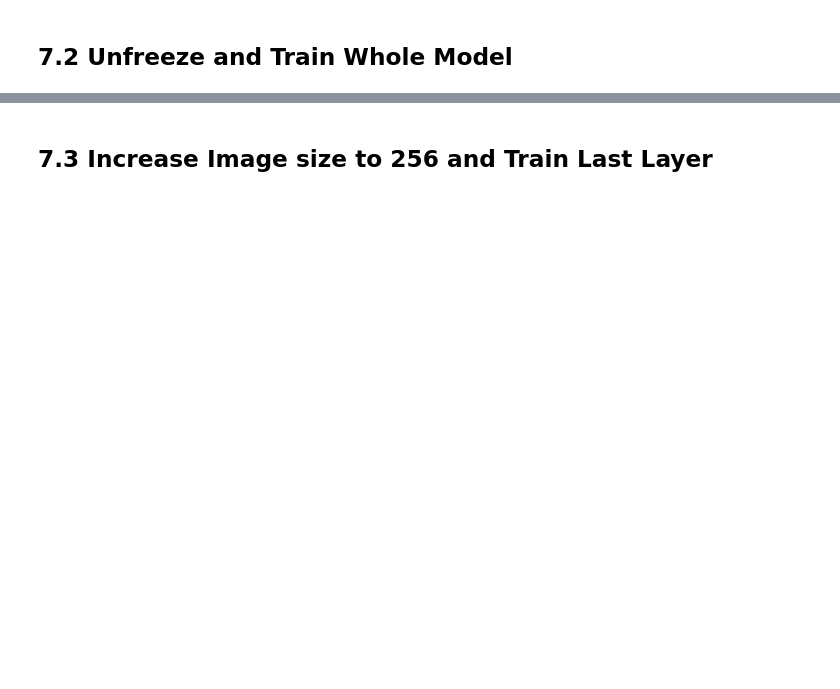
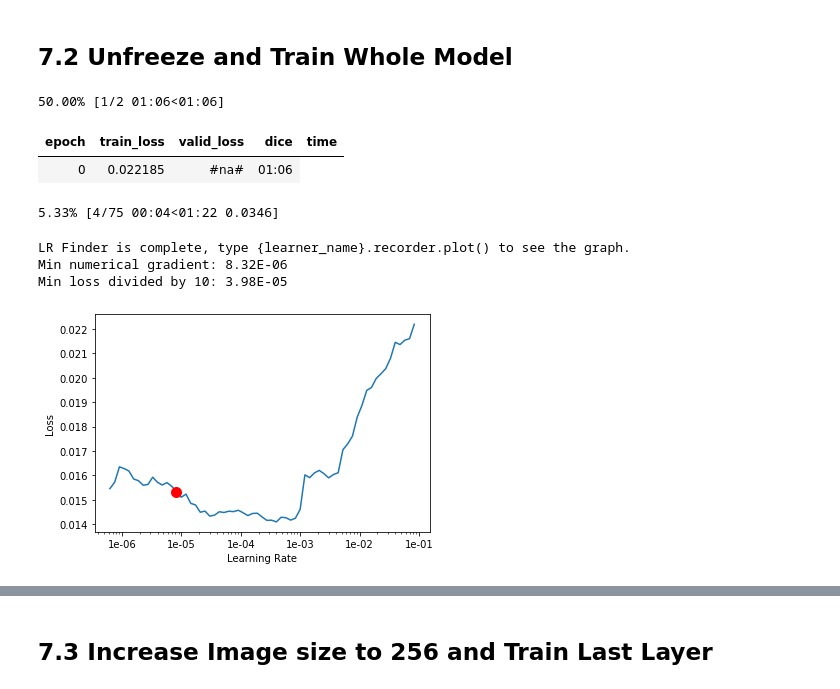
Before and after one commit to Pranav-Dinesh/UGProject, a Jupyter notebook: Project_Pneumothorax_Group_14.ipynb, the cells around one changed output, grey strips where cells are left out. Saved outputs shown, nothing was run; the diff lists cells and outputs as text; code cells hidden in the pictures; blank space fills up the shorter version.

```diff
--- a/Project_Pneumothorax_Group_14.ipynb
+++ b/Project_Pneumothorax_Group_14.ipynb
@@ -586,8 +609,17 @@ learn.load('03b-unet-resnet34-128-1');
 # %%
 learn.unfreeze() #unfreeze all layers
 # %%
-# learn.lr_find()
-# learn.recorder.plot(suggestion=True, skip_last=0)
+learn.lr_find()
+learn.recorder.plot(suggestion=True, skip_last=0)
+# %% [output]
+50.00% [1/2 01:06<01:06]
+| epoch | train_loss | valid_loss | dice | time |
+| 0 | 0.022185 | #na# | 01:06 |
+5.33% [4/75 00:04<01:22 0.0346]
+LR Finder is complete, type {learner_name}.recorder.plot() to see the graph.
+Min numerical gradient: 8.32E-06
+Min loss divided by 10: 3.98E-05
+[figure, added]
 # %%
 lr = slice(3e-6, 3e-4)
 # %%
```
Also changed, not shown: parts of 26 cells of this notebook.
